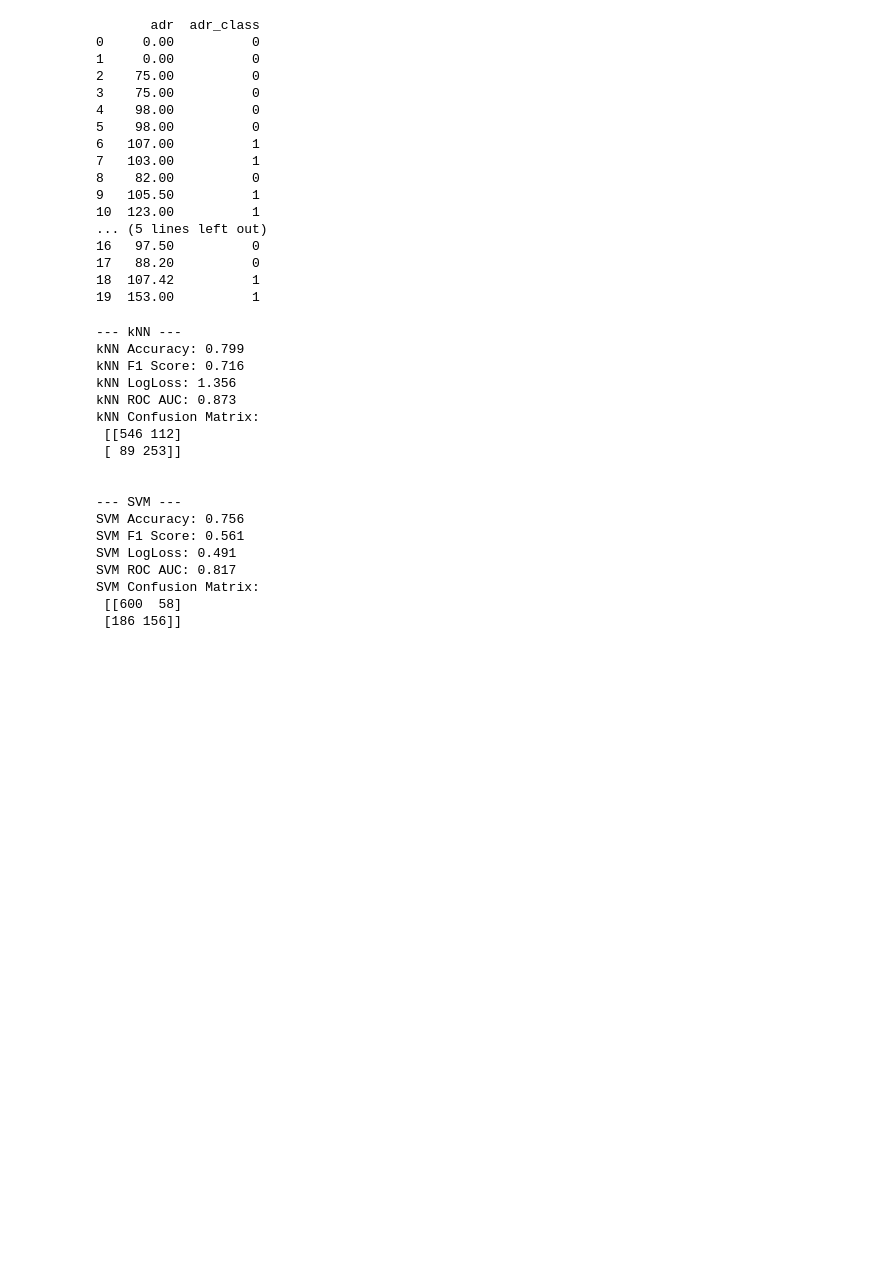
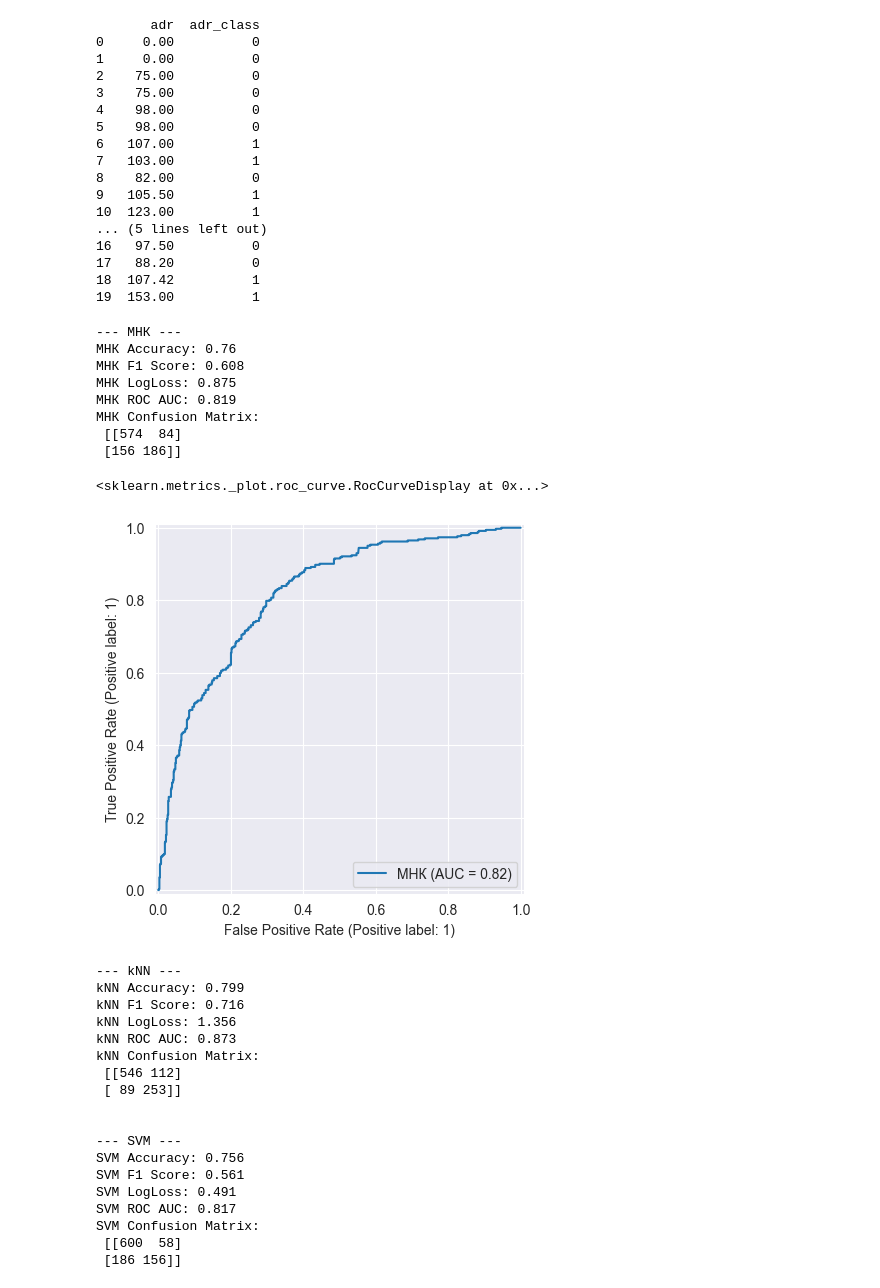
Before and after one commit to escaleksey/R, a Jupyter notebook: task4/main.ipynb, the cells around one changed output. Cells and saved outputs as stored; diff of their text form; code cells hidden in the pictures; blank space fills up the shorter version.

```diff
--- a/task4/main.ipynb
+++ b/task4/main.ipynb
@@ -165,6 +176,29 @@ print(df[['adr', 'adr_class']].head(20))
 17   88.20          0
 18  107.42          1
 19  153.00          1
+# %%
+from scipy.special import expit
+threshold = 100
+y_test_class = (y_test >= threshold).astype(int)
+y_pred_class = (y_pred_lin >= threshold).astype(int)
+y_prob_lin = (y_pred_lin - np.min(y_pred_lin)) / (np.max(y_pred_lin) - np.min(y_pred_lin))
+y_prob_lin = np.clip(y_prob_lin, 0, 1)
+# %%
+from sklearn.metrics import RocCurveDisplay
+
+evaluate(y_test_class, y_pred_class, y_prob_lin, "МНК")
+RocCurveDisplay.from_predictions(y_test_class, y_prob_lin, name='МНК')
+# %% [output]
+--- МНК ---
+МНК Accuracy: 0.76
+МНК F1 Score: 0.608
+МНК LogLoss: 0.875
+МНК ROC AUC: 0.819
+МНК Confusion Matrix:
+ [[574  84]
+ [156 186]]
+<sklearn.metrics._plot.roc_curve.RocCurveDisplay at 0x...>
+[figure, added]
 # %%
 from sklearn.model_selection import train_test_split
 from sklearn.preprocessing import StandardScaler
```
Also changed, not shown: parts of 3 cells of this notebook, 11 other files.
